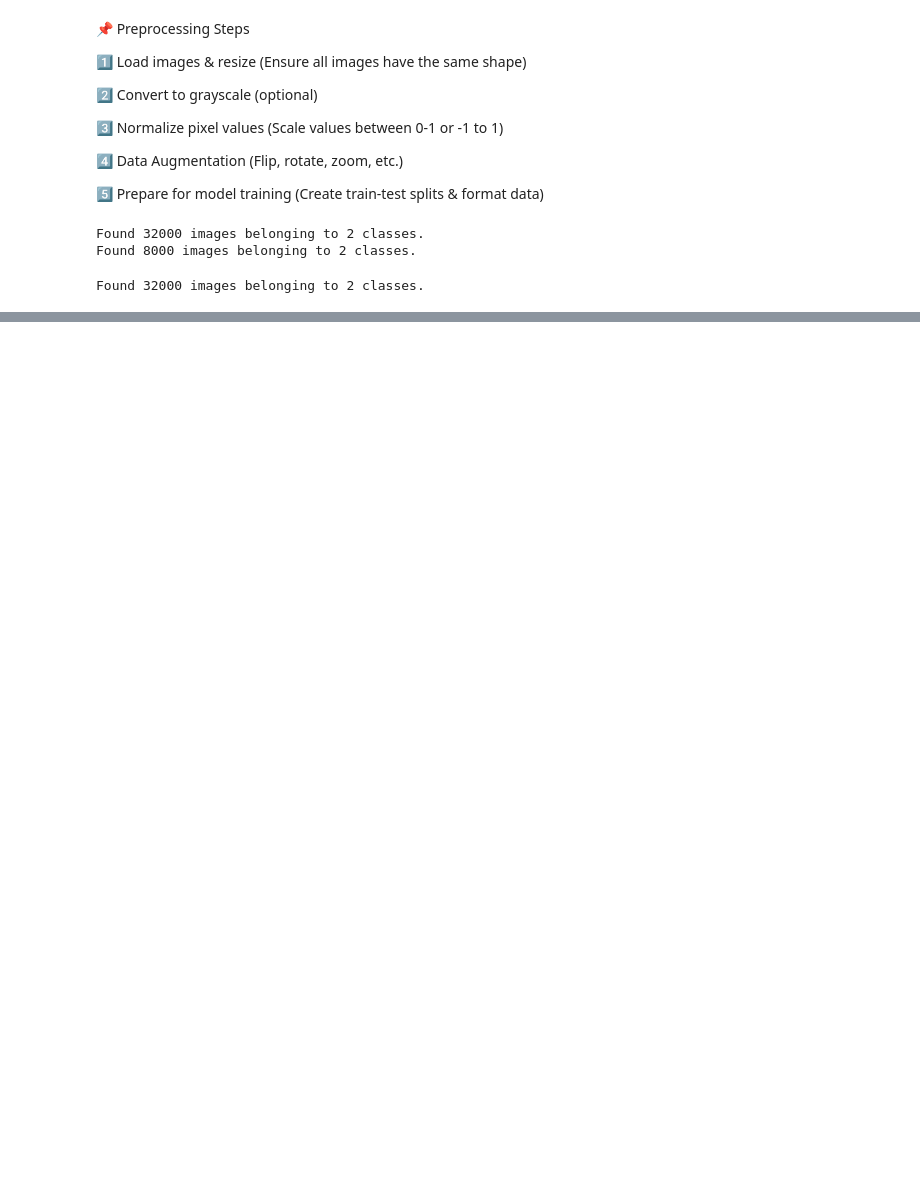
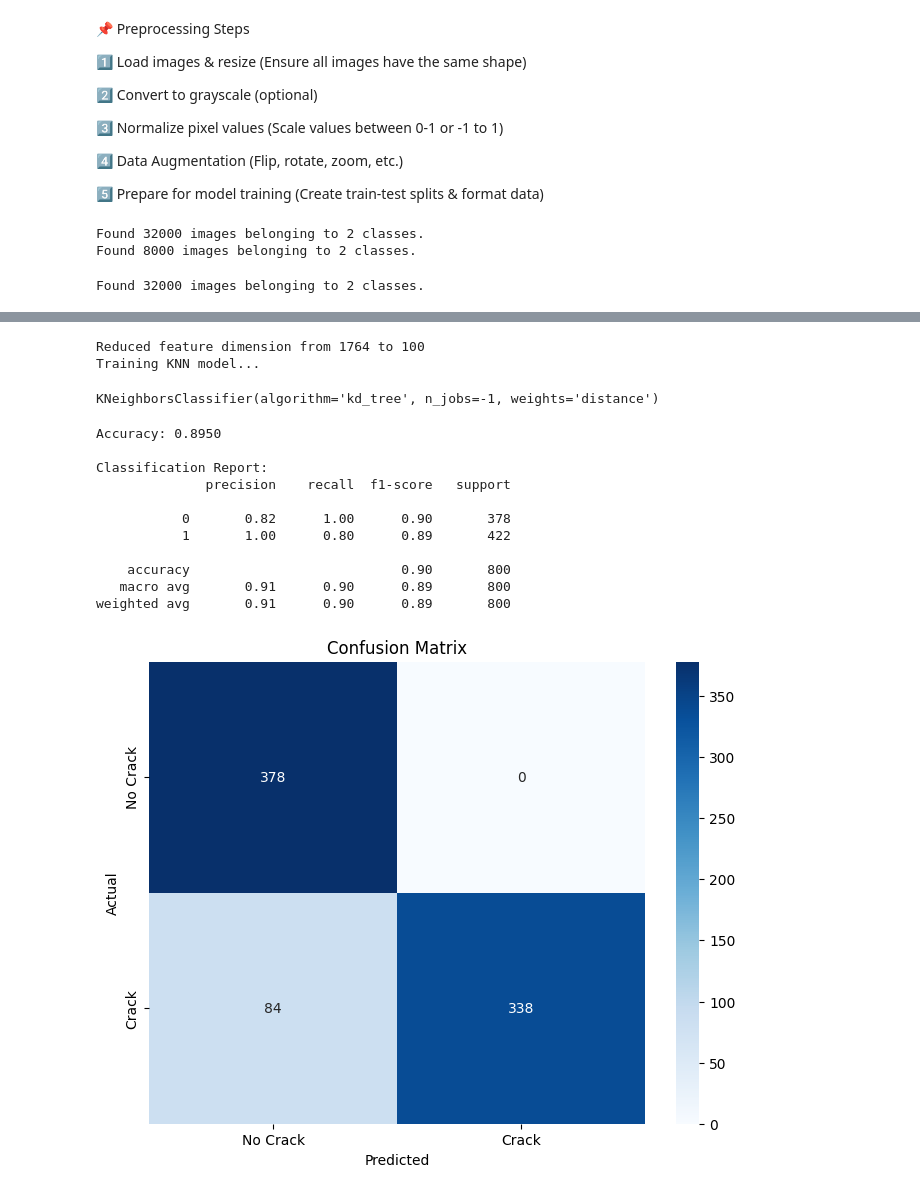
Before and after one commit to call-me-jot/surface-crack-detector, a Jupyter notebook: surface_crack_detector.ipynb, the cells around one changed output, grey strips where cells are left out. Cells and saved outputs as stored; diff of their text form; code cells hidden in the pictures; blank space fills up the shorter version.

```diff
--- a/surface_crack_detector.ipynb
+++ b/surface_crack_detector.ipynb
@@ -206,0 +257,55 @@ plt.show()
+# %%
+# Split data
+X_train, X_test, y_train, y_test = train_test_split(X, y, test_size=0.2, random_state=42)
+
+# Scale features for better KNN performance
+scaler = StandardScaler()
+X_train_scaled = scaler.fit_transform(X_train)
+X_test_scaled = scaler.transform(X_test)
+# %%
+# PCA to further reduce dimensionality (optional but recommended)
+pca = PCA(n_components=100)  # Adjust number of components as needed
+X_train_pca = pca.fit_transform(X_train_scaled)
+X_test_pca = pca.transform(X_test_scaled)
+print(f"Reduced feature dimension from {X_train_scaled.shape[1]} to {X_train_pca.shape[1]}")
+
+# Train KNN with optimized parameters
+print("Training KNN model...")
+knn = KNeighborsClassifier(n_neighbors=5, weights='distance', algorithm='kd_tree',
+                          leaf_size=30, n_jobs=-1)  # n_jobs=-1 uses all CPU cores
+knn.fit(X_train_pca, y_train)
+# %% [output]
+Reduced feature dimension from 1764 to 100
+Training KNN model...
+KNeighborsClassifier(algorithm='kd_tree', n_jobs=-1, weights='distance')
+# %%
+# Evaluate model
+y_pred = knn.predict(X_test_pca)
+accuracy = accuracy_score(y_test, y_pred)
+print(f"Accuracy: {accuracy:.4f}")
+print("\nClassification Report:")
+print(classification_report(y_test, y_pred))
+
+# Plot confusion matrix
+cm = confusion_matrix(y_test, y_pred)
+plt.figure(figsize=(8, 6))
+sns.heatmap(cm, annot=True, fmt='d', cmap='Blues',
+            xticklabels=['No Crack', 'Crack'],
+            yticklabels=['No Crack', 'Crack'])
+plt.xlabel('Predicted')
+plt.ylabel('Actual')
+plt.title('Confusion Matrix')
+plt.show()
+# %% [output]
+Accuracy: 0.8950
+
+Classification Report:
+              precision    recall  f1-score   support
+
+           0       0.82      1.00      0.90       378
+           1       1.00      0.80      0.89       422
+
+    accuracy                           0.90       800
+   macro avg       0.91      0.90      0.89       800
+weighted avg       0.91      0.90      0.89       800
+[figure, added]
```
Also changed, not shown: parts of 8 cells of this notebook.
